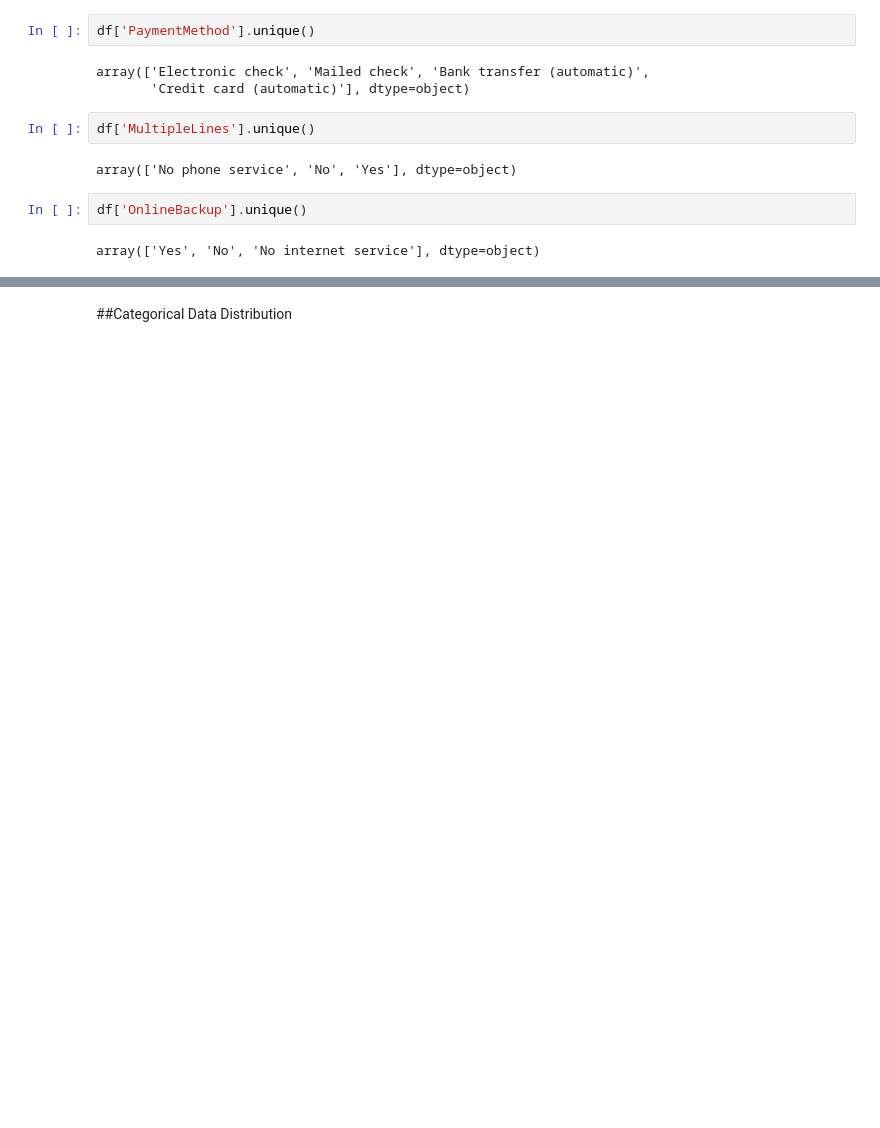
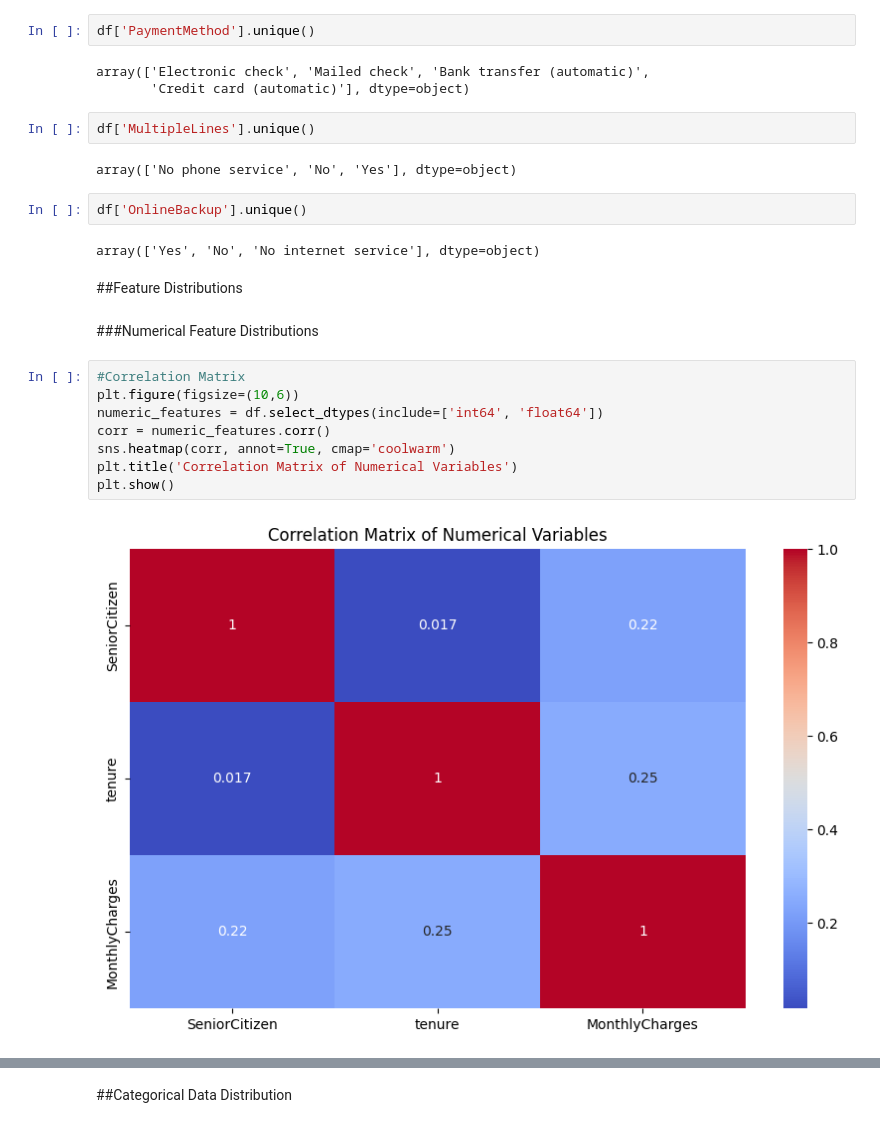
Before and after one commit to Wishmiii/Customer-Churn-Prediction-System-ML, a Jupyter notebook: CustomerChurnPredictionSystem.ipynb, the cells around one changed output, grey strips where cells are left out. Saved outputs shown, nothing was run; the diff lists cells and outputs as text; blank space fills up the shorter version.

Commit message:
Improve EDA with more visualizations

```diff
--- a/CustomerChurnPredictionSystem.ipynb
+++ b/CustomerChurnPredictionSystem.ipynb
@@ -209,3 +209,17 @@ array(['No phone service', 'No', 'Yes'], dtype=object)
 df['OnlineBackup'].unique()
 # %% [output]
 array(['Yes', 'No', 'No internet service'], dtype=object)
+# %% [markdown]
+##Feature Distributions
+# %% [markdown]
+###Numerical Feature Distributions
+# %%
+#Correlation Matrix
+plt.figure(figsize=(10,6))
+numeric_features = df.select_dtypes(include=['int64', 'float64'])
+corr = numeric_features.corr()
+sns.heatmap(corr, annot=True, cmap='coolwarm')
+plt.title('Correlation Matrix of Numerical Variables')
+plt.show()
+# %% [output]
+[figure, added]
```
Also changed, not shown: parts of 18 cells of this notebook.
